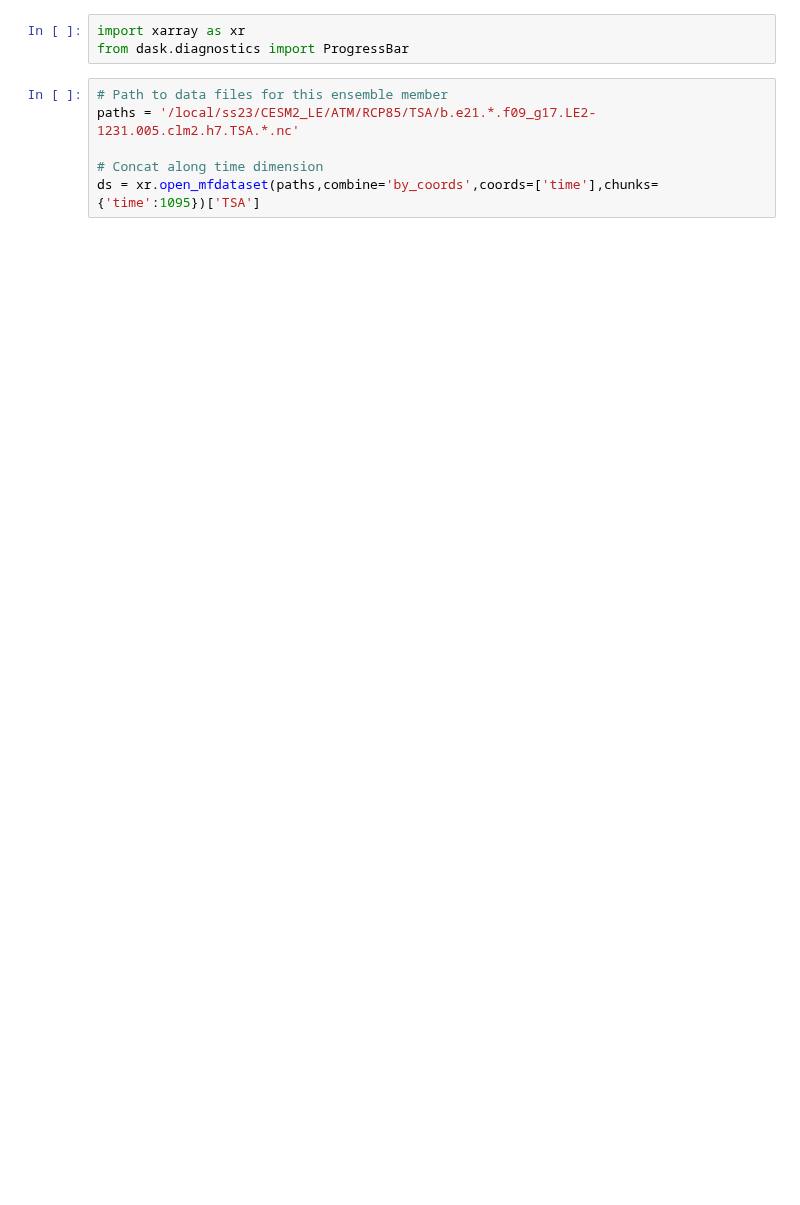
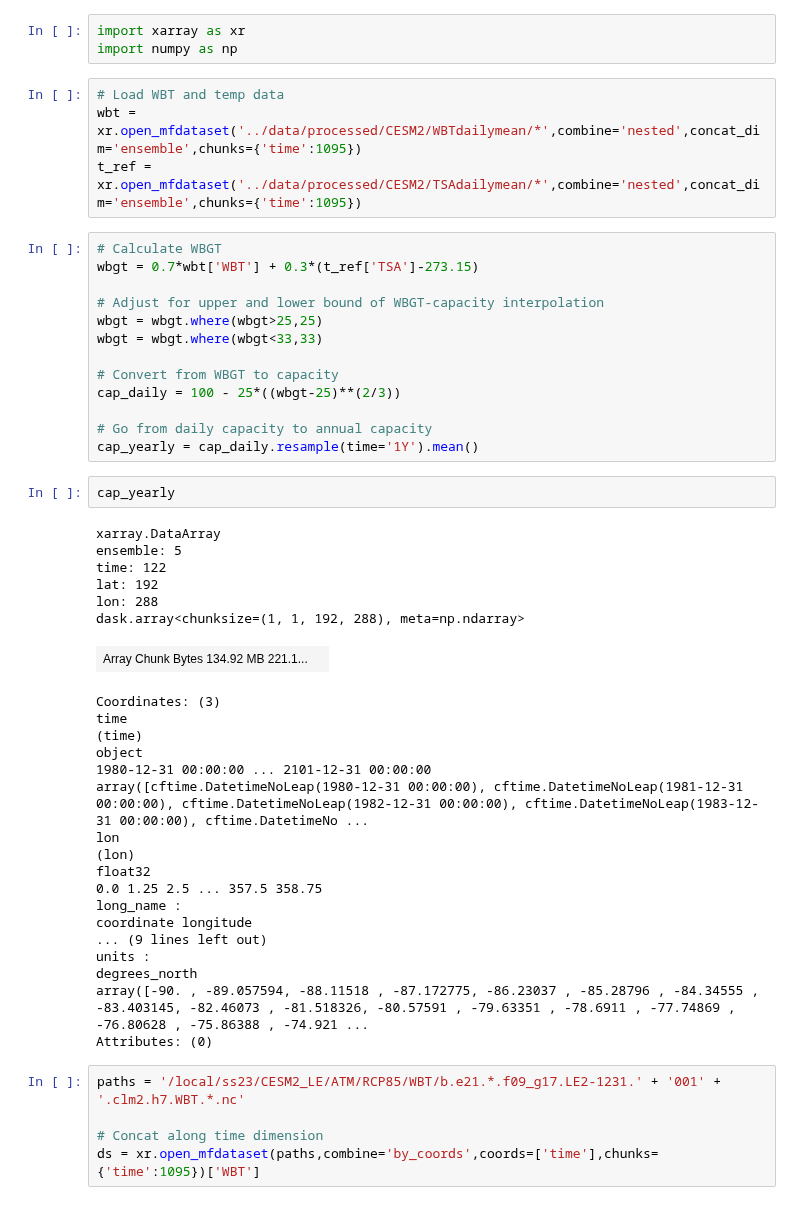
Before and after one commit to KYan19/pei, a Jupyter notebook: notebooks/0_Testing.ipynb, the cells around one changed output. Cells and saved outputs as stored; diff of their text form; blank space fills up the shorter version.

```diff
--- a/notebooks/0_Testing.ipynb
+++ b/notebooks/0_Testing.ipynb
@@ -1,12 +1,55 @@
 # %%
 import xarray as xr
-from dask.diagnostics import ProgressBar
+import numpy as np
+# %%
+# Load WBT and temp data
+wbt = xr.open_mfdataset('../data/processed/CESM2/WBTdailymean/*',combine='nested',concat_dim='ensemble',chunks={'time':1095})
+t_ref = xr.open_mfdataset('../data/processed/CESM2/TSAdailymean/*',combine='nested',concat_dim='ensemble',chunks={'time':1095})
+# %%
+# Calculate WBGT
+wbgt = 0.7*wbt['WBT'] + 0.3*(t_ref['TSA']-273.15)
+
+# Adjust for upper and lower bound of WBGT-capacity interpolation
+wbgt = wbgt.where(wbgt>25,25)
+wbgt = wbgt.where(wbgt<33,33)
+
+# Convert from WBGT to capacity
+cap_daily = 100 - 25*((wbgt-25)**(2/3))
+
+# Go from daily capacity to annual capacity
+cap_yearly = cap_daily.resample(time='1Y').mean()
+# %%
+cap_yearly
+# %% [output]
+xarray.DataArray
+ensemble: 5
+time: 122
+lat: 192
+lon: 288
+dask.array<chunksize=(1, 1, 192, 288), meta=np.ndarray>
+| Array Chunk Bytes 134.92 MB 221.1... |  |
+Coordinates: (3)
+time
+(time)
+object
+1980-12-31 00:00:00 ... 2101-12-31 00:00:00
+array([cftime.DatetimeNoLeap(1980-12-31 00:00:00), cftime.DatetimeNoLeap(1981-12-31 00:00:00), cftime.DatetimeNoLeap(1982-12-31 00:00:00), cftime.DatetimeNoLeap(1983-12-31 00:00:00), cftime.DatetimeNo ...
+lon
+(lon)
+float32
+0.0 1.25 2.5 ... 357.5 358.75
+long_name :
+coordinate longitude
+... (9 lines left out)
+units :
+degrees_north
+array([-90. , -89.057594, -88.11518 , -87.172775, -86.23037 , -85.28796 , -84.34555 , -83.403145, -82.46073 , -81.518326, -80.57591 , -79.63351 , -78.6911 , -77.74869 , -76.80628 , -75.86388 , -74.921 ...
+Attributes: (0)
 # %%
-# Path to data files for this ensemble member
-paths = '/local/ss23/CESM2_LE/ATM/RCP85/TSA/b.e21.*.f09_g17.LE2-1231.005.clm2.h7.TSA.*.nc'
+paths = '/local/ss23/CESM2_LE/ATM/RCP85/WBT/b.e21.*.f09_g17.LE2-1231.' + '001' + '.clm2.h7.WBT.*.nc'
 
 # Concat along time dimension
-ds = xr.open_mfdataset(paths,combine='by_coords',coords=['time'],chunks={'time':1095})['TSA']
+ds = xr.open_mfdataset(paths,combine='by_coords',coords=['time'],chunks={'time':1095})['WBT']
 # %%
 ds
 # %% [output]
```
Also changed, not shown: parts of 1 cell of this notebook, 8 other files.
